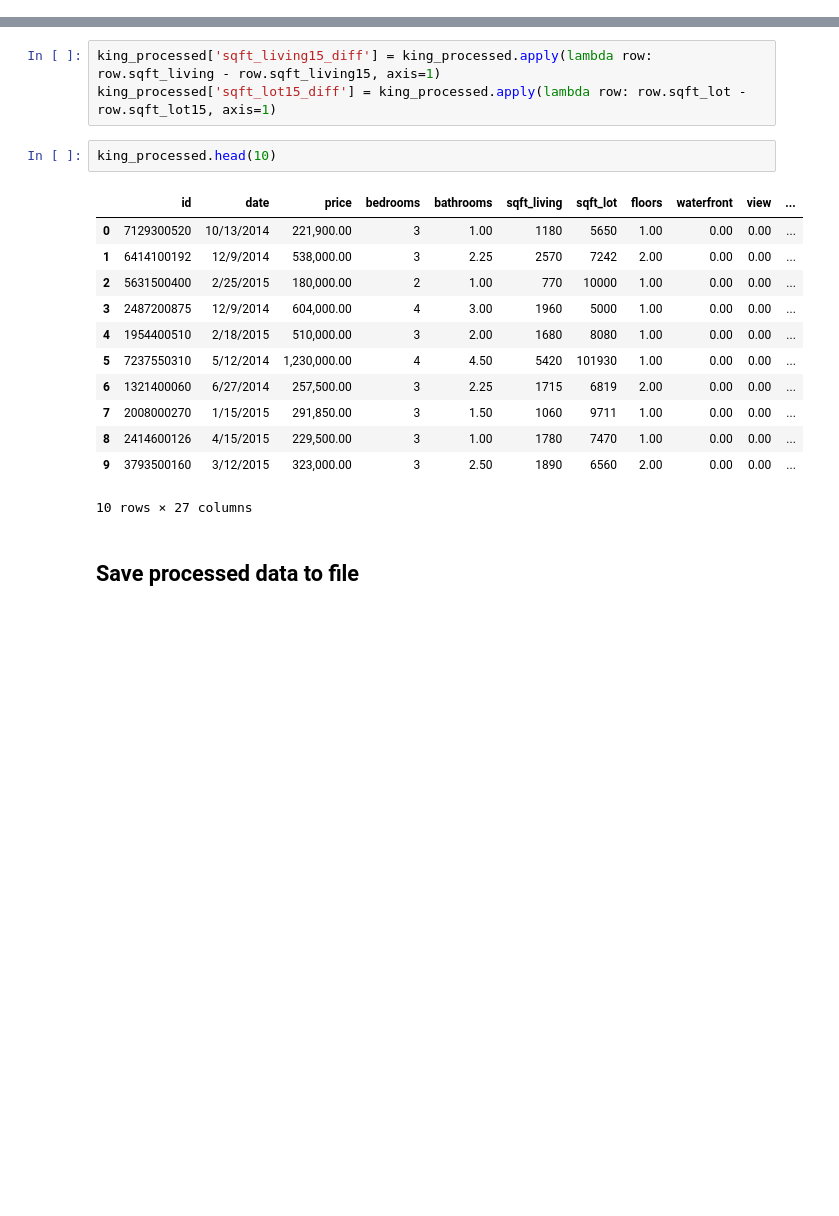
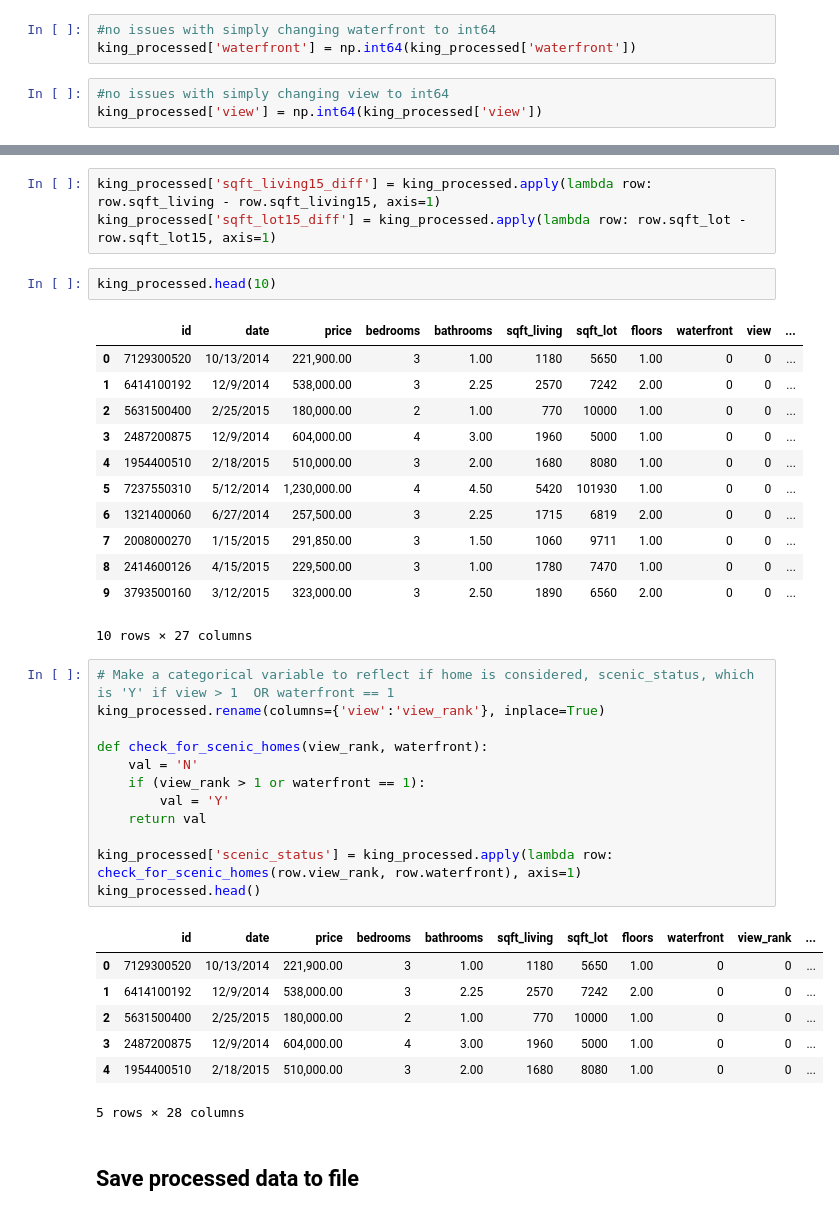
Before and after one commit to lspope/dsc-phase-2-project-online, a Jupyter notebook: notebooks/data_cleaning.ipynb, the cells around one changed output, grey strips where cells are left out. Cells and saved outputs as stored; diff of their text form; blank space fills up the shorter version.

```diff
--- a/notebooks/data_cleaning.ipynb
+++ b/notebooks/data_cleaning.ipynb
@@ -223,6 +226,12 @@ print(king_processed['yr_renovated'].isna().sum())
 0
 # %% [markdown]
 ## Data type conversions
+# %%
+#no issues with simply changing waterfront to int64
+king_processed['waterfront'] = np.int64(king_processed['waterfront'])
+# %%
+#no issues with simply changing view to int64
+king_processed['view'] = np.int64(king_processed['view'])
 # %%
 #no issues with simply changing yr_renovated to int64
 king_processed['yr_renovated'] = np.int64(king_processed['yr_renovated'])
@@ -353,17 +362,37 @@ king_processed['sqft_lot15_diff'] = king_processed.apply(lambda row: row.sqft_lo
 king_processed.head(10)
 # %% [output]
 |  | id | date | price | bedrooms | bathrooms | sqft_living | sqft_lot | floors | waterfront | view | ... |
-| 0 | 7129300520 | 10/13/2014 | 221,900.00 | 3 | 1.00 | 1180 | 5650 | 1.00 | 0.00 | 0.00 | ... |
-| 1 | 6414100192 | 12/9/2014 | 538,000.00 | 3 | 2.25 | 2570 | 7242 | 2.00 | 0.00 | 0.00 | ... |
-| 2 | 5631500400 | 2/25/2015 | 180,000.00 | 2 | 1.00 | 770 | 10000 | 1.00 | 0.00 | 0.00 | ... |
-| 3 | 2487200875 | 12/9/2014 | 604,000.00 | 4 | 3.00 | 1960 | 5000 | 1.00 | 0.00 | 0.00 | ... |
-| 4 | 1954400510 | 2/18/2015 | 510,000.00 | 3 | 2.00 | 1680 | 8080 | 1.00 | 0.00 | 0.00 | ... |
-| 5 | 7237550310 | 5/12/2014 | 1,230,000.00 | 4 | 4.50 | 5420 | 101930 | 1.00 | 0.00 | 0.00 | ... |
-| 6 | 1321400060 | 6/27/2014 | 257,500.00 | 3 | 2.25 | 1715 | 6819 | 2.00 | 0.00 | 0.00 | ... |
-| 7 | 2008000270 | 1/15/2015 | 291,850.00 | 3 | 1.50 | 1060 | 9711 | 1.00 | 0.00 | 0.00 | ... |
-| 8 | 2414600126 | 4/15/2015 | 229,500.00 | 3 | 1.00 | 1780 | 7470 | 1.00 | 0.00 | 0.00 | ... |
-| 9 | 3793500160 | 3/12/2015 | 323,000.00 | 3 | 2.50 | 1890 | 6560 | 2.00 | 0.00 | 0.00 | ... |
+| 0 | 7129300520 | 10/13/2014 | 221,900.00 | 3 | 1.00 | 1180 | 5650 | 1.00 | 0 | 0 | ... |
+| 1 | 6414100192 | 12/9/2014 | 538,000.00 | 3 | 2.25 | 2570 | 7242 | 2.00 | 0 | 0 | ... |
+| 2 | 5631500400 | 2/25/2015 | 180,000.00 | 2 | 1.00 | 770 | 10000 | 1.00 | 0 | 0 | ... |
+| 3 | 2487200875 | 12/9/2014 | 604,000.00 | 4 | 3.00 | 1960 | 5000 | 1.00 | 0 | 0 | ... |
+| 4 | 1954400510 | 2/18/2015 | 510,000.00 | 3 | 2.00 | 1680 | 8080 | 1.00 | 0 | 0 | ... |
+| 5 | 7237550310 | 5/12/2014 | 1,230,000.00 | 4 | 4.50 | 5420 | 101930 | 1.00 | 0 | 0 | ... |
+| 6 | 1321400060 | 6/27/2014 | 257,500.00 | 3 | 2.25 | 1715 | 6819 | 2.00 | 0 | 0 | ... |
+| 7 | 2008000270 | 1/15/2015 | 291,850.00 | 3 | 1.50 | 1060 | 9711 | 1.00 | 0 | 0 | ... |
+| 8 | 2414600126 | 4/15/2015 | 229,500.00 | 3 | 1.00 | 1780 | 7470 | 1.00 | 0 | 0 | ... |
+| 9 | 3793500160 | 3/12/2015 | 323,000.00 | 3 | 2.50 | 1890 | 6560 | 2.00 | 0 | 0 | ... |
 10 rows × 27 columns
+# %%
+# Make a categorical variable to reflect if home is considered, scenic_status, which is 'Y' if view > 1  OR waterfront == 1
+king_processed.rename(columns={'view':'view_rank'}, inplace=True)
+
+def check_for_scenic_homes(view_rank, waterfront):
+    val = 'N'
+    if (view_rank > 1 or waterfront == 1):
+        val = 'Y'
+    return val
+
+king_processed['scenic_status'] = king_processed.apply(lambda row: check_for_scenic_homes(row.view_rank, row.waterfront), axis=1)
+king_processed.head()
+# %% [output]
+|  | id | date | price | bedrooms | bathrooms | sqft_living | sqft_lot | floors | waterfront | view_rank | ... |
+| 0 | 7129300520 | 10/13/2014 | 221,900.00 | 3 | 1.00 | 1180 | 5650 | 1.00 | 0 | 0 | ... |
+| 1 | 6414100192 | 12/9/2014 | 538,000.00 | 3 | 2.25 | 2570 | 7242 | 2.00 | 0 | 0 | ... |
+| 2 | 5631500400 | 2/25/2015 | 180,000.00 | 2 | 1.00 | 770 | 10000 | 1.00 | 0 | 0 | ... |
+| 3 | 2487200875 | 12/9/2014 | 604,000.00 | 4 | 3.00 | 1960 | 5000 | 1.00 | 0 | 0 | ... |
+| 4 | 1954400510 | 2/18/2015 | 510,000.00 | 3 | 2.00 | 1680 | 8080 | 1.00 | 0 | 0 | ... |
+5 rows × 28 columns
 # %% [markdown]
 ## Save processed data to file
 # %%
```
Also changed, not shown: parts of 5 cells of this notebook, 1 other file.
